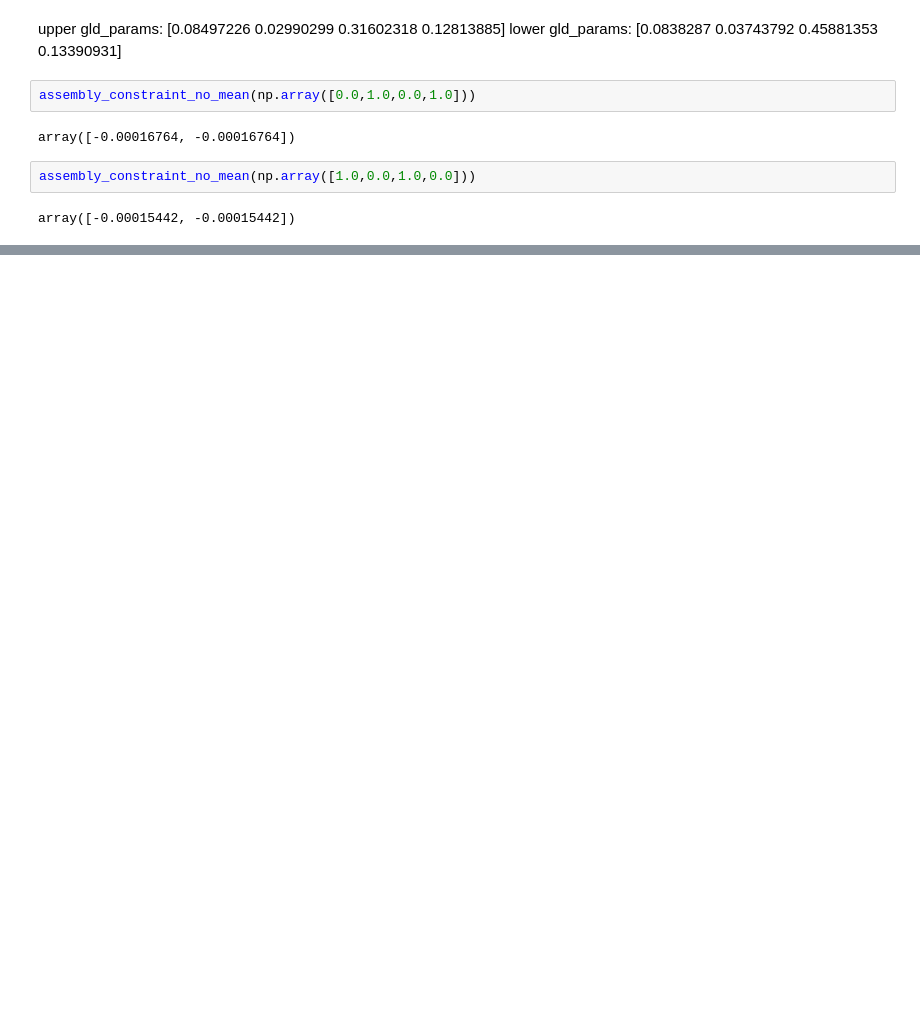
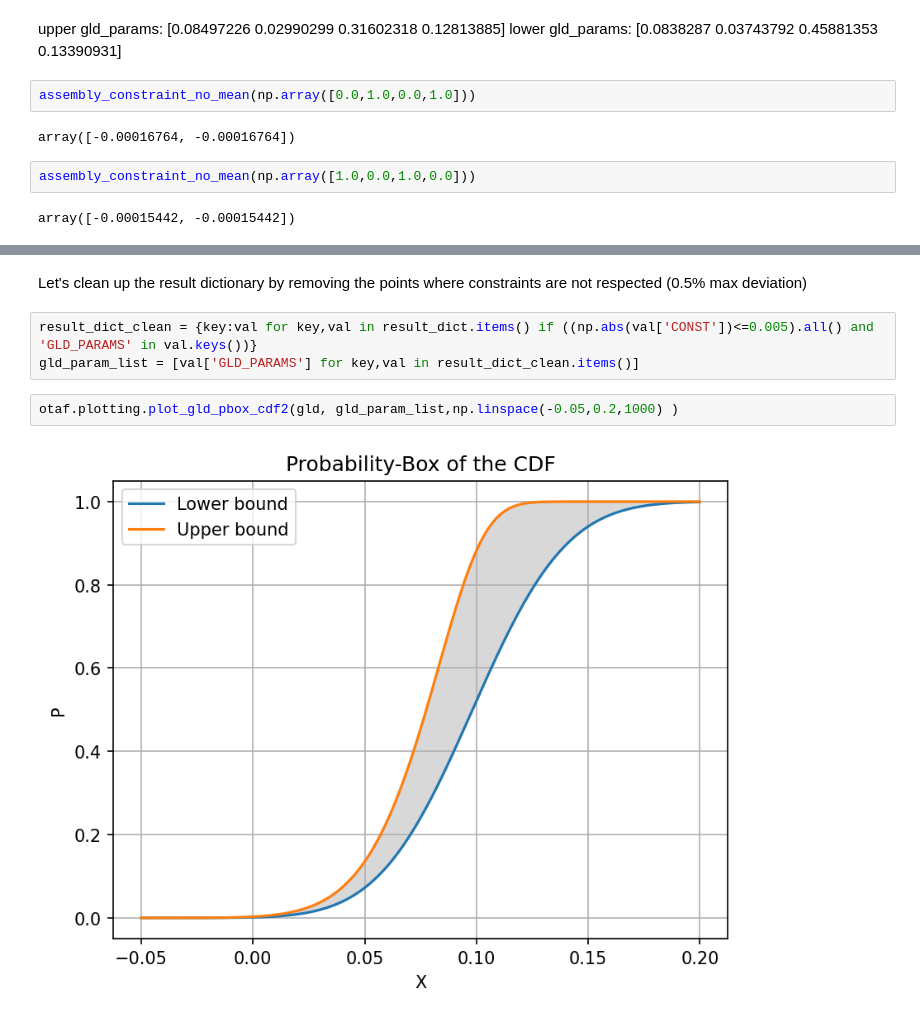
Before and after one commit to Kramer84/otaf, a Jupyter notebook: notebooks/OptimizationBasedModels/Modele1.5D_Auto_Optim_CMC.ipynb, the cells around one changed output, grey strips where cells are left out. Cells and saved outputs as stored; diff of their text form; blank space fills up the shorter version.

```diff
--- a/notebooks/OptimizationBasedModels/Modele1.5D_Auto_Optim_CMC.ipynb
+++ b/notebooks/OptimizationBasedModels/Modele1.5D_Auto_Optim_CMC.ipynb
@@ -539,0 +571,9 @@ otaf.plotting.plot_gld_pbox_cdf(gld, gld_low, gld_up, np.linspace(-0.05,0.2,1000
+# %% [markdown]
+Let's clean up the result dictionary by removing the points where constraints are not respected (0.5% max deviation)
+# %%
+result_dict_clean = {key:val for key,val in result_dict.items() if ((np.abs(val['CONST'])<=0.005).all() and 'GLD_PARAMS' in val.keys())}
+gld_param_list = [val['GLD_PARAMS'] for key,val in result_dict_clean.items()]
+# %%
+otaf.plotting.plot_gld_pbox_cdf2(gld, gld_param_list,np.linspace(-0.05,0.2,1000) )
+# %% [output]
+[figure, added]
```
Also changed, not shown: parts of 9 cells of this notebook.
